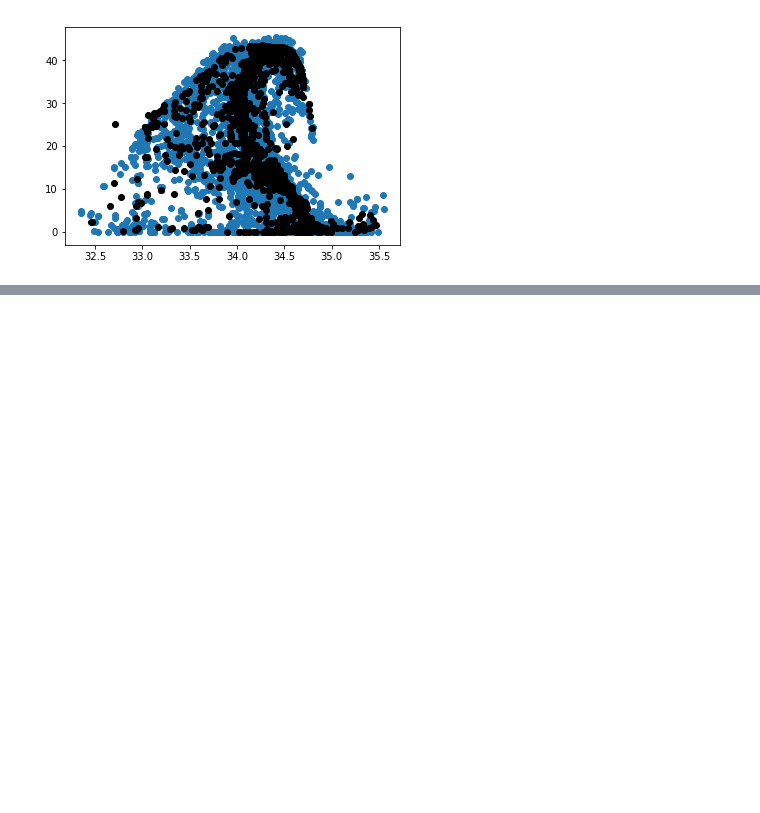
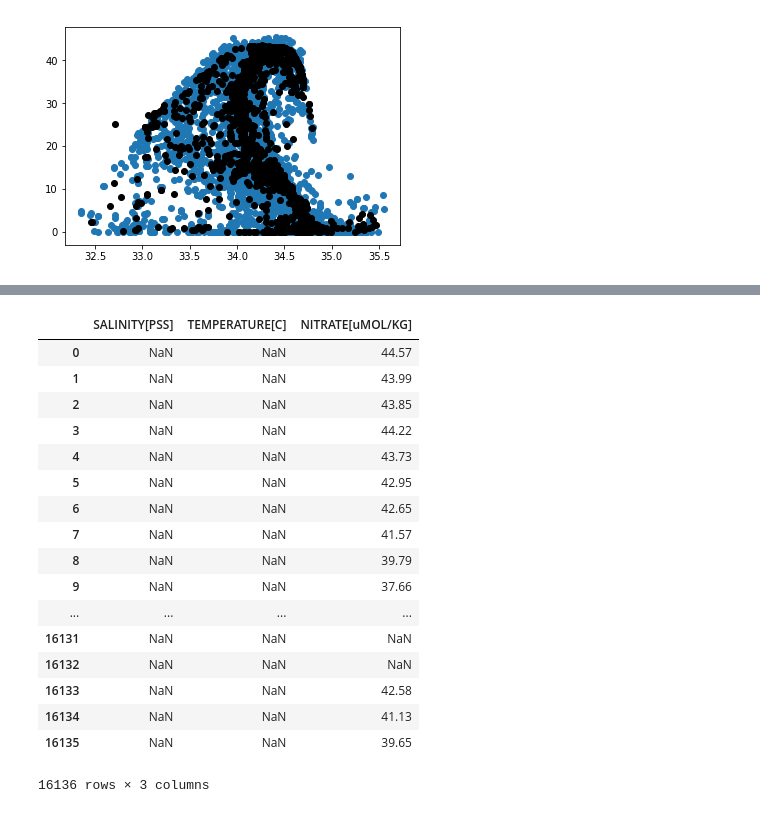
Before and after one commit to seina001/CodeExample_NitratePredictor, a Jupyter notebook: Predict_nitrate_Einarsson.ipynb, the cells around one changed output, grey strips where cells are left out. Drawn from its saved outputs; the diff is of its cells as text; code cells hidden in the pictures; blank space fills up the shorter version.

```diff
--- a/Predict_nitrate_Einarsson.ipynb
+++ b/Predict_nitrate_Einarsson.ipynb
@@ -69,0 +154,31 @@ plt.scatter(xfit[["sal"]], yfit,c = 'k')
+# %%
+infilekuro = 'kuro_BGCargo_noNO3.csv'
+nitratefilekuro = pd.read_csv(infilekuro,sep=(','))
+X = nitratefilekuro[["SALINITY[PSS]","TEMPERATURE[C]"]]
+
+infilekurowithnitrate = 'kuro_BGCargo_NO3.csv'
+realNO3file = pd.read_csv(infilekurowithnitrate,sep=(','))
+NO3real = realNO3file[["NITRATE[uMOL/KG]"]]
+
+Xconcat = pd.concat([X, NO3real], axis=1)
+NO3realfilter = Xconcat[Xconcat[["NITRATE[uMOL/KG]"]]>0]
+NO3realfilter
+# %% [output]
+|  | SALINITY[PSS] | TEMPERATURE[C] | NITRATE[uMOL/KG] |
+| 0 | NaN | NaN | 44.57 |
+| 1 | NaN | NaN | 43.99 |
+| 2 | NaN | NaN | 43.85 |
+| 3 | NaN | NaN | 44.22 |
+| 4 | NaN | NaN | 43.73 |
+| 5 | NaN | NaN | 42.95 |
+| 6 | NaN | NaN | 42.65 |
+| 7 | NaN | NaN | 41.57 |
+| 8 | NaN | NaN | 39.79 |
+| 9 | NaN | NaN | 37.66 |
+| ... | ... | ... | ... |
+| 16131 | NaN | NaN | NaN |
+| 16132 | NaN | NaN | NaN |
+| 16133 | NaN | NaN | 42.58 |
+| 16134 | NaN | NaN | 41.13 |
+| 16135 | NaN | NaN | 39.65 |
+16136 rows × 3 columns
```
Also changed, not shown: parts of 7 cells of this notebook.
